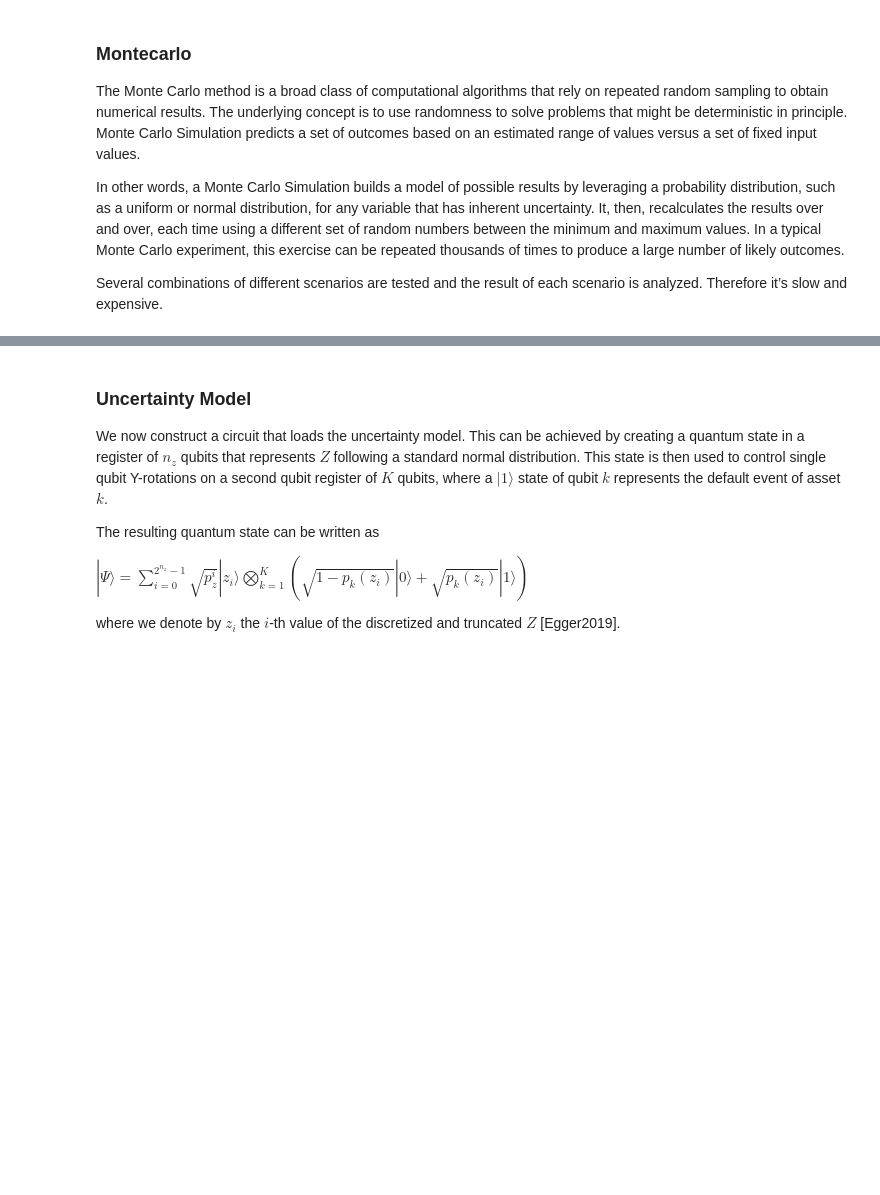
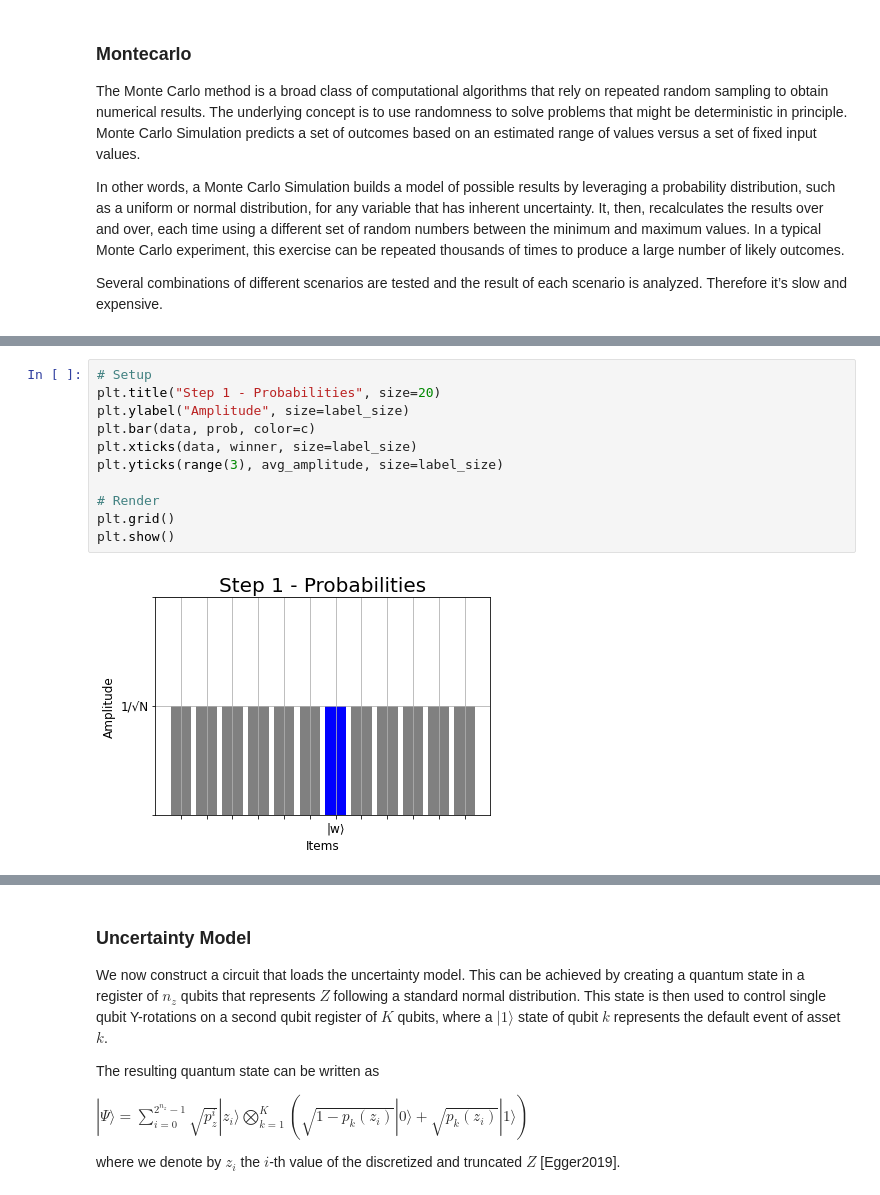
Before and after one commit to jraleman/qcra, a Jupyter notebook: quantum_risk_analysis.ipynb, the cells around one changed output, grey strips where cells are left out. Cells and saved outputs as stored; diff of their text form; blank space fills up the shorter version.

```diff
--- a/quantum_risk_analysis.ipynb
+++ b/quantum_risk_analysis.ipynb
@@ -168,0 +189,13 @@ $$ | \psi_t \rangle = (U_s U_f)^t  | s \rangle $$
+# %%
+# Setup
+plt.title("Step 1 - Probabilities", size=20)
+plt.ylabel("Amplitude", size=label_size)
+plt.bar(data, prob, color=c)
+plt.xticks(data, winner, size=label_size)
+plt.yticks(range(3), avg_amplitude, size=label_size)
+
+# Render
+plt.grid()
+plt.show()
+# %% [output]
+[figure, added]
```
Also changed, not shown: parts of 16 cells of this notebook.
